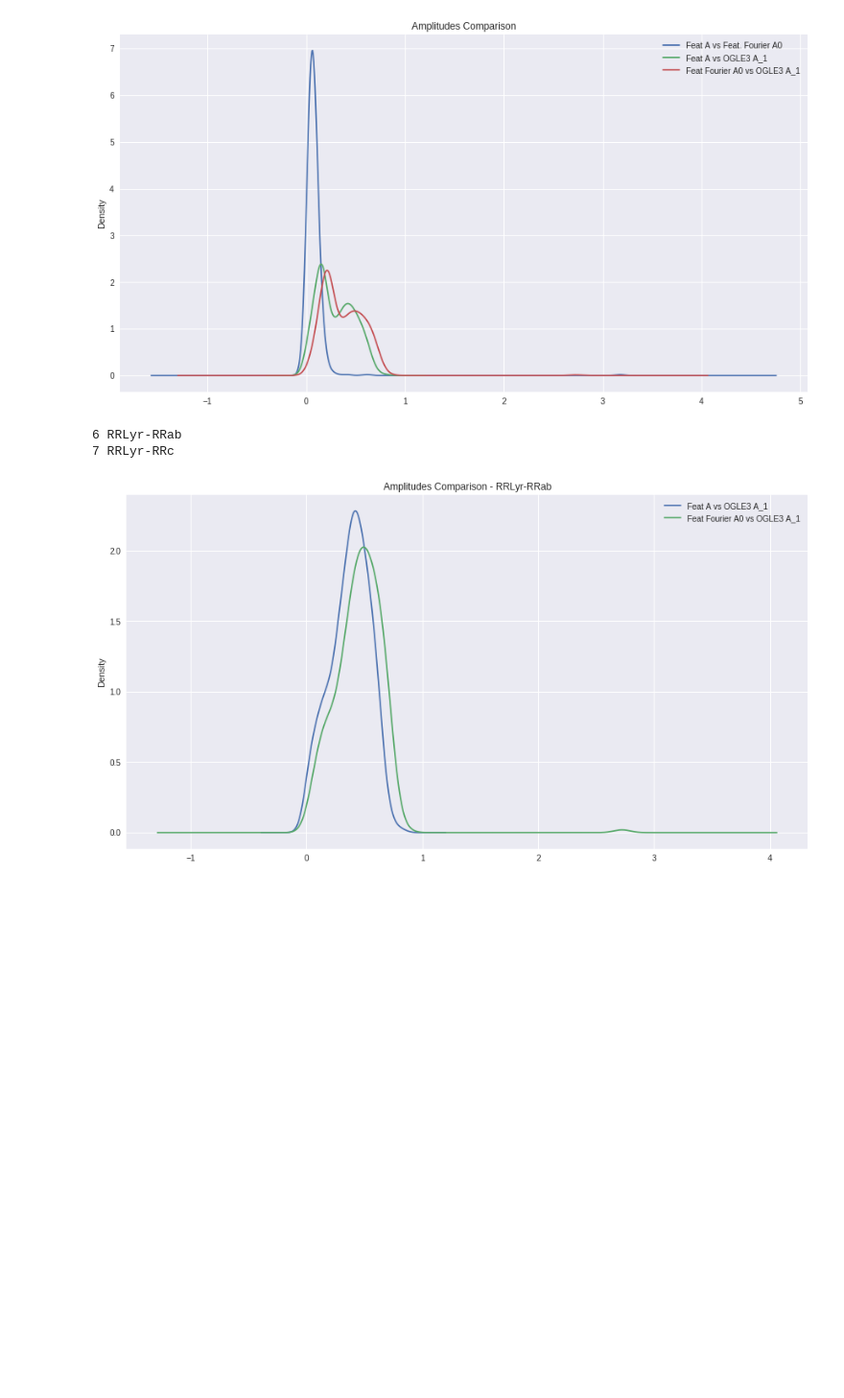
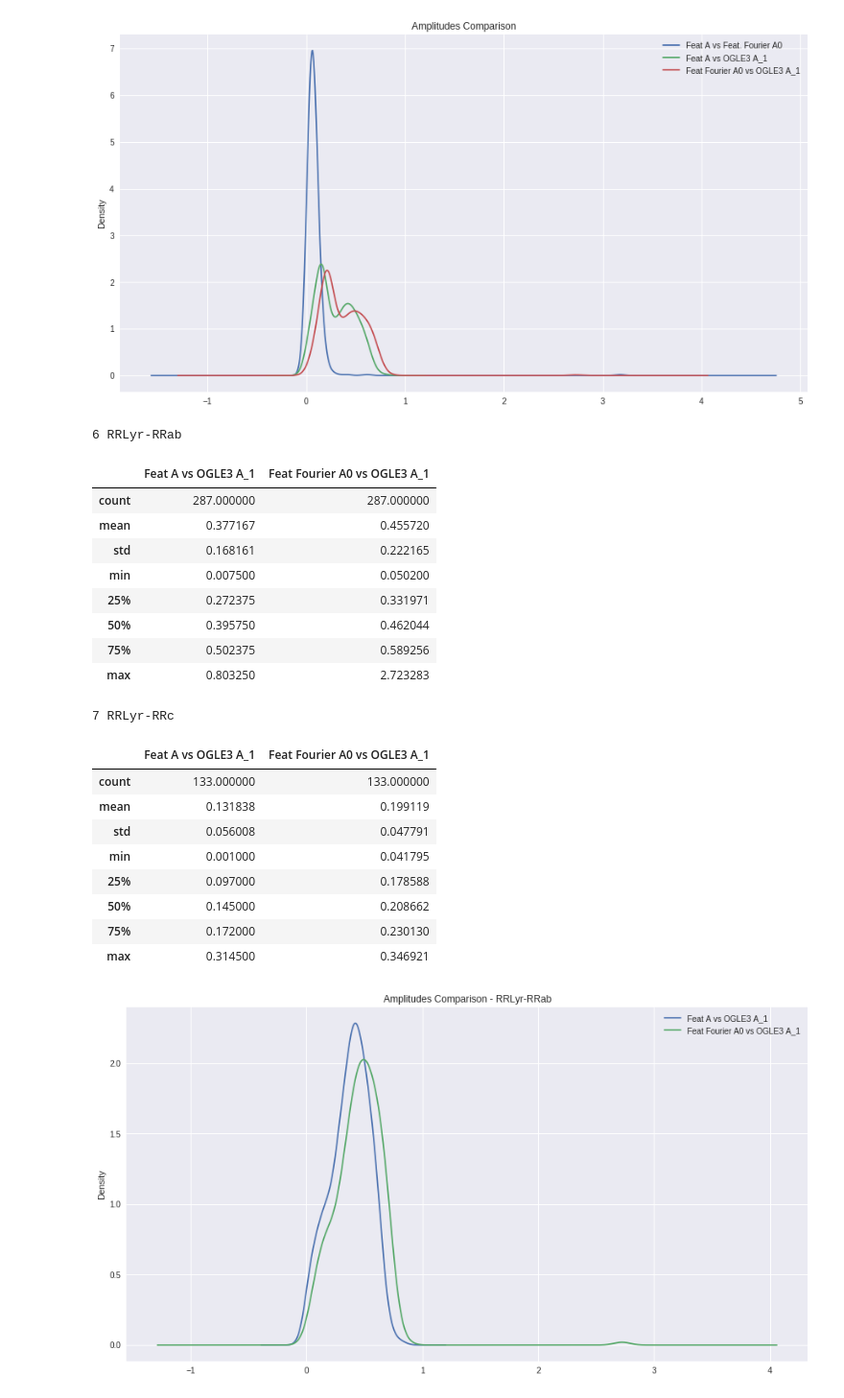
Before and after one commit to carpyncho/vvv_gen_catalog, a Jupyter notebook: experiments/amplitude_cmp.ipynb, the cells around one changed output. Shown at 96% size. Drawn from its saved outputs; the diff is of its cells as text; code cells hidden in the pictures; blank space fills up the shorter version.

```diff
--- a/experiments/amplitude_cmp.ipynb
+++ b/experiments/amplitude_cmp.ipynb
@@ -80,12 +80,33 @@ ax = df[columns].plot.kde(title="Amplitudes Comparison");
 # %%
 for cls in set(df.cls):
     if cls == 8:
         continue
     print cls, cls_name[cls]
-    df[df.cls==cls][columns[1:]].plot.kde(title="Amplitudes Comparison - " + cls_name[cls]);
+    cosos = df[df.cls==cls][columns[1:]]
+    cosos.plot.kde(title="Amplitudes Comparison - " + cls_name[cls]);
+    plt.plot();
+    d.display(cosos.describe())
 #     df[df.cls==cls][columns].plot.kde(title="Amplitudes Comparison " + cls_name[cls], ax=ax);
 # %% [output]
 6 RRLyr-RRab
-7 RRLyr-RRc
+|  | Feat A vs OGLE3 A_1 | Feat Fourier A0 vs OGLE3 A_1 |
+| count | 287.000000 | 287.000000 |
+| mean | 0.377167 | 0.455720 |
+| std | 0.168161 | 0.222165 |
+| min | 0.007500 | 0.050200 |
+| 25% | 0.272375 | 0.331971 |
+| 50% | 0.395750 | 0.462044 |
+| 75% | 0.502375 | 0.589256 |
+| max | 0.803250 | 2.723283 |
+7 RRLyr-RRc
+|  | Feat A vs OGLE3 A_1 | Feat Fourier A0 vs OGLE3 A_1 |
+| count | 133.000000 | 133.000000 |
+| mean | 0.131838 | 0.199119 |
+| std | 0.056008 | 0.047791 |
+| min | 0.001000 | 0.041795 |
+| 25% | 0.097000 | 0.178588 |
+| 50% | 0.145000 | 0.208662 |
+| 75% | 0.172000 | 0.230130 |
+| max | 0.314500 | 0.346921 |
 [figure]
 [figure]
```
Also changed, not shown: 2 other files.
